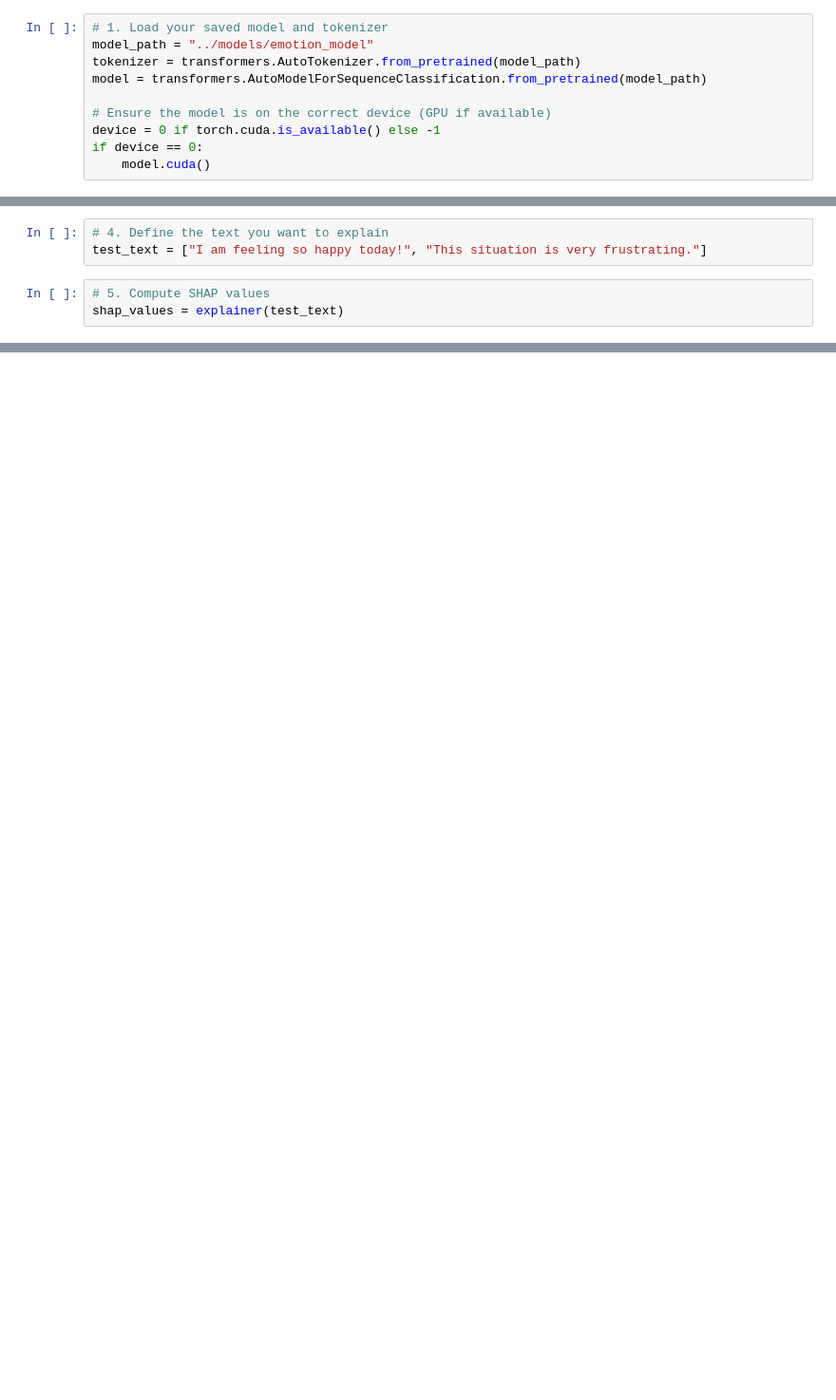
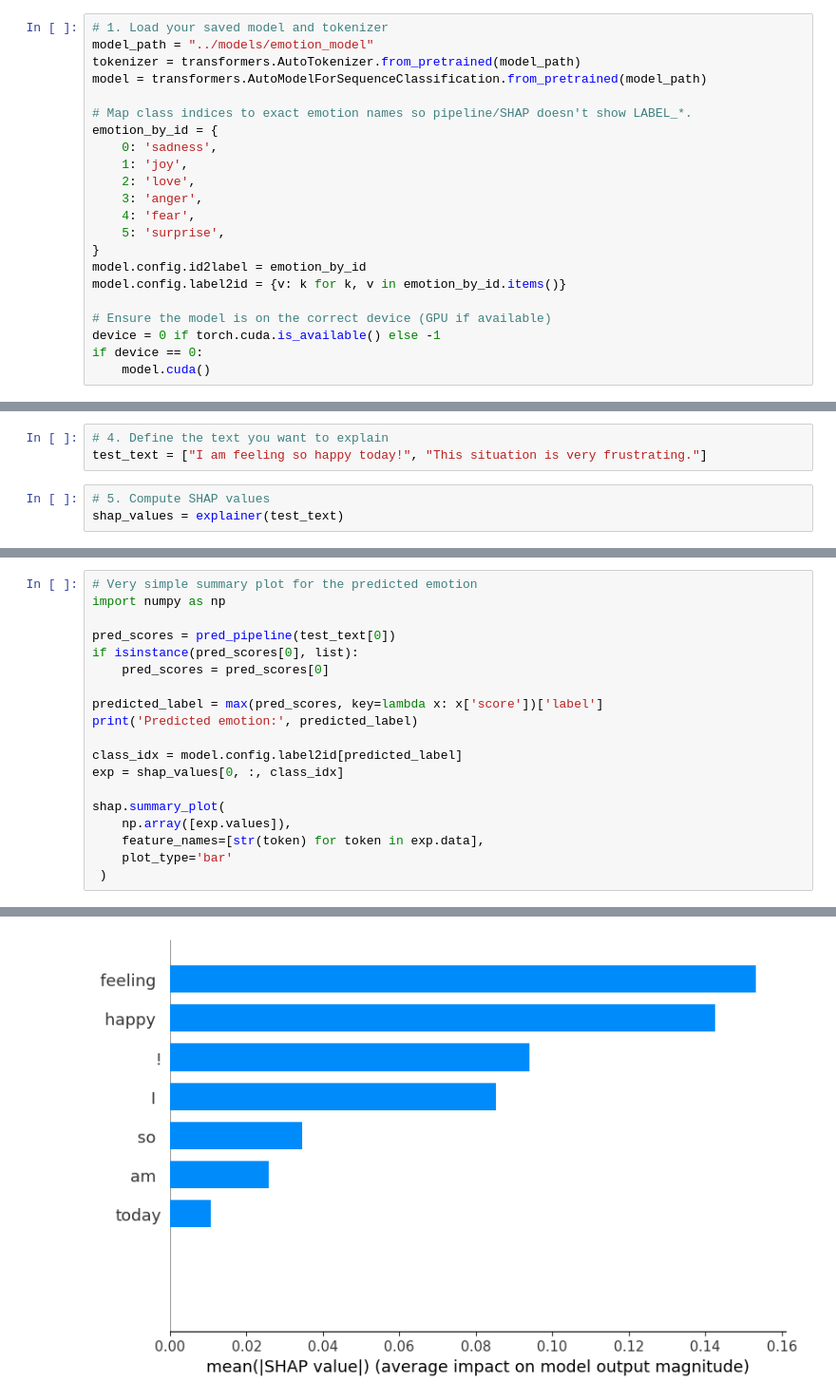
Before and after one commit to devpatel0005/MoodLens-AI, a Jupyter notebook: notebooks/shap.ipynb, the cells around one changed output, grey strips where cells are left out. Shown at 95% size. Drawn from its saved outputs; the diff is of its cells as text; blank space fills up the shorter version.

Commit message:
Implemented the SHAP and implemented the Force Plot and the Summary_plot showing the feature importance behind the prediction.

```diff
--- a/notebooks/shap.ipynb
+++ b/notebooks/shap.ipynb
@@ -8,6 +8,18 @@ model_path = "../models/emotion_model"
 tokenizer = transformers.AutoTokenizer.from_pretrained(model_path)
 model = transformers.AutoModelForSequenceClassification.from_pretrained(model_path)
 
+# Map class indices to exact emotion names so pipeline/SHAP doesn't show LABEL_*.
+emotion_by_id = {
+    0: 'sadness',
+    1: 'joy',
+    2: 'love',
+    3: 'anger',
+    4: 'fear',
+    5: 'surprise',
+}
+model.config.id2label = emotion_by_id
+model.config.label2id = {v: k for k, v in emotion_by_id.items()}
+
 # Ensure the model is on the correct device (GPU if available)
 device = 0 if torch.cuda.is_available() else -1
 if device == 0:
@@ -40,0 +58,20 @@ shap.plots.text(shap_values[0])
+# %%
+# Very simple summary plot for the predicted emotion
+import numpy as np
+
+pred_scores = pred_pipeline(test_text[0])
+if isinstance(pred_scores[0], list):
+    pred_scores = pred_scores[0]
+
+predicted_label = max(pred_scores, key=lambda x: x['score'])['label']
+print('Predicted emotion:', predicted_label)
+
+class_idx = model.config.label2id[predicted_label]
+exp = shap_values[0, :, class_idx]
+
+shap.summary_plot(
+    np.array([exp.values]),
+    feature_names=[str(token) for token in exp.data],
+    plot_type='bar'
+ )
+# %% [output]
@@ -40,0 +79 @@ shap.plots.text(shap_values[0])
+[figure, added]
```
Also changed, not shown: parts of 4 cells of this notebook.
